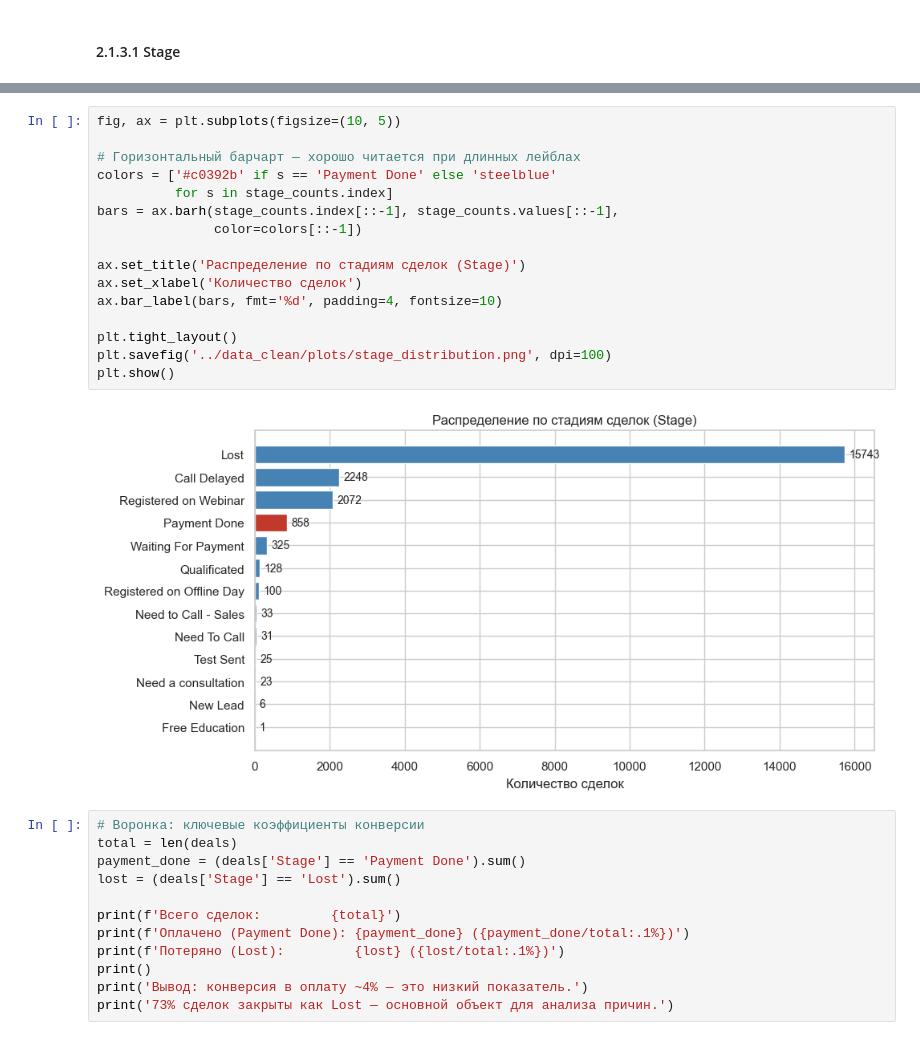
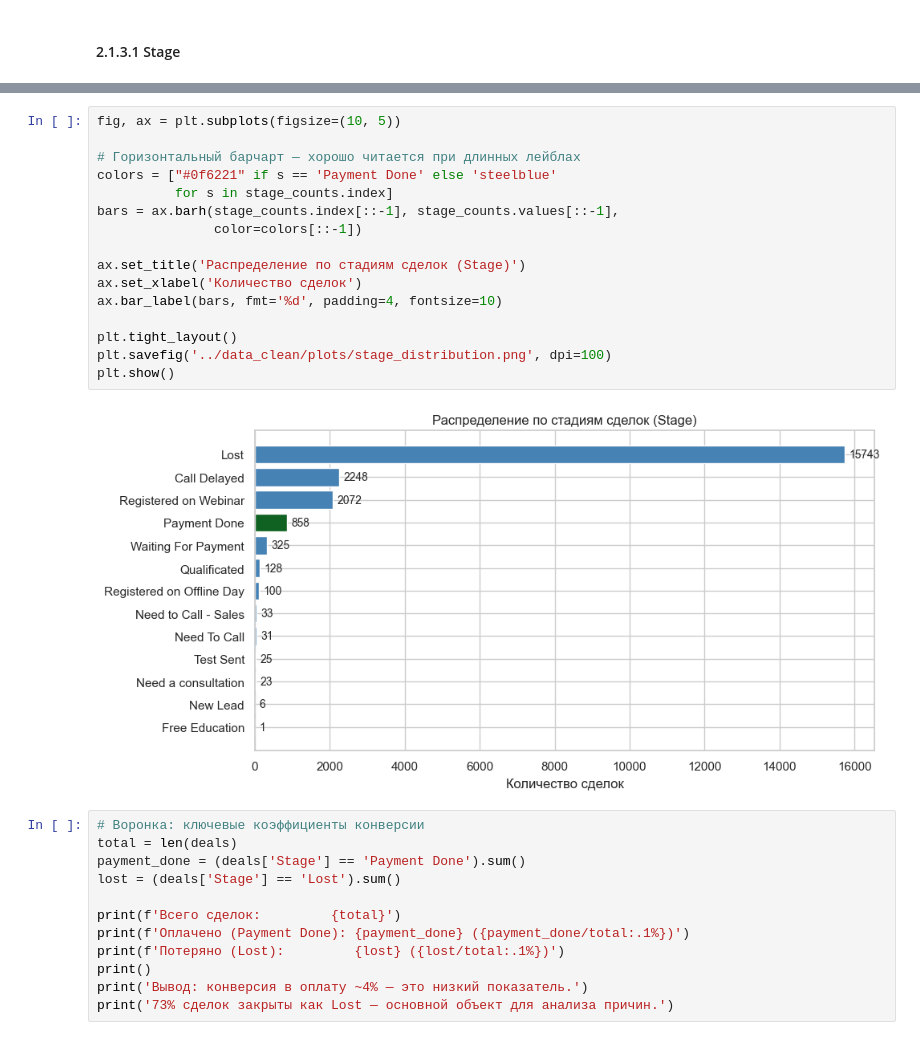
Before and after one commit to gggvitalii90/final_v2_Honcharov, a Jupyter notebook: notebooks/02_descriptive.ipynb, the cells around one changed output, grey strips where cells are left out. Cells and saved outputs as stored; diff of their text form.

```diff
--- a/notebooks/02_descriptive.ipynb
+++ b/notebooks/02_descriptive.ipynb
@@ -612,21 +626,21 @@ SyntaxError: invalid decimal literal (2793747018.py, line 3)
 # %%
 fig, ax = plt.subplots(figsize=(10, 5))
 
 # Горизонтальный барчарт — хорошо читается при длинных лейблах
-colors = ['#c0392b' if s == 'Payment Done' else 'steelblue'
+colors = ["#0f6221" if s == 'Payment Done' else 'steelblue'
           for s in stage_counts.index]
 bars = ax.barh(stage_counts.index[::-1], stage_counts.values[::-1],
                color=colors[::-1])
 
 ax.set_title('Распределение по стадиям сделок (Stage)')
 ax.set_xlabel('Количество сделок')
 ax.bar_label(bars, fmt='%d', padding=4, fontsize=10)
 
 plt.tight_layout()
 plt.savefig('../data_clean/plots/stage_distribution.png', dpi=100)
 plt.show()
 # %% [output]
-[figure, old version]
+[figure, new version]
 # %%
 # Воронка: ключевые коэффициенты конверсии
 total = len(deals)
```
Also changed, not shown: parts of 2 cells of this notebook.
